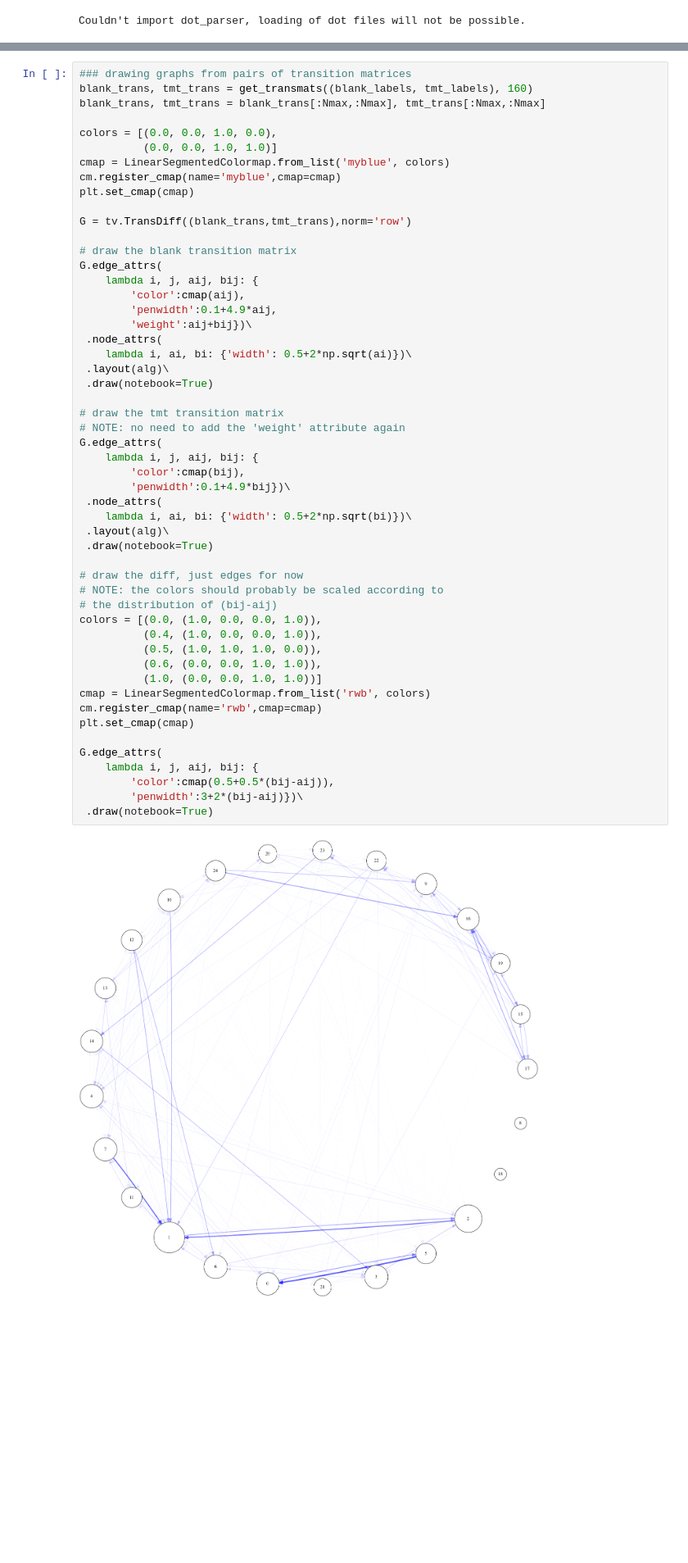
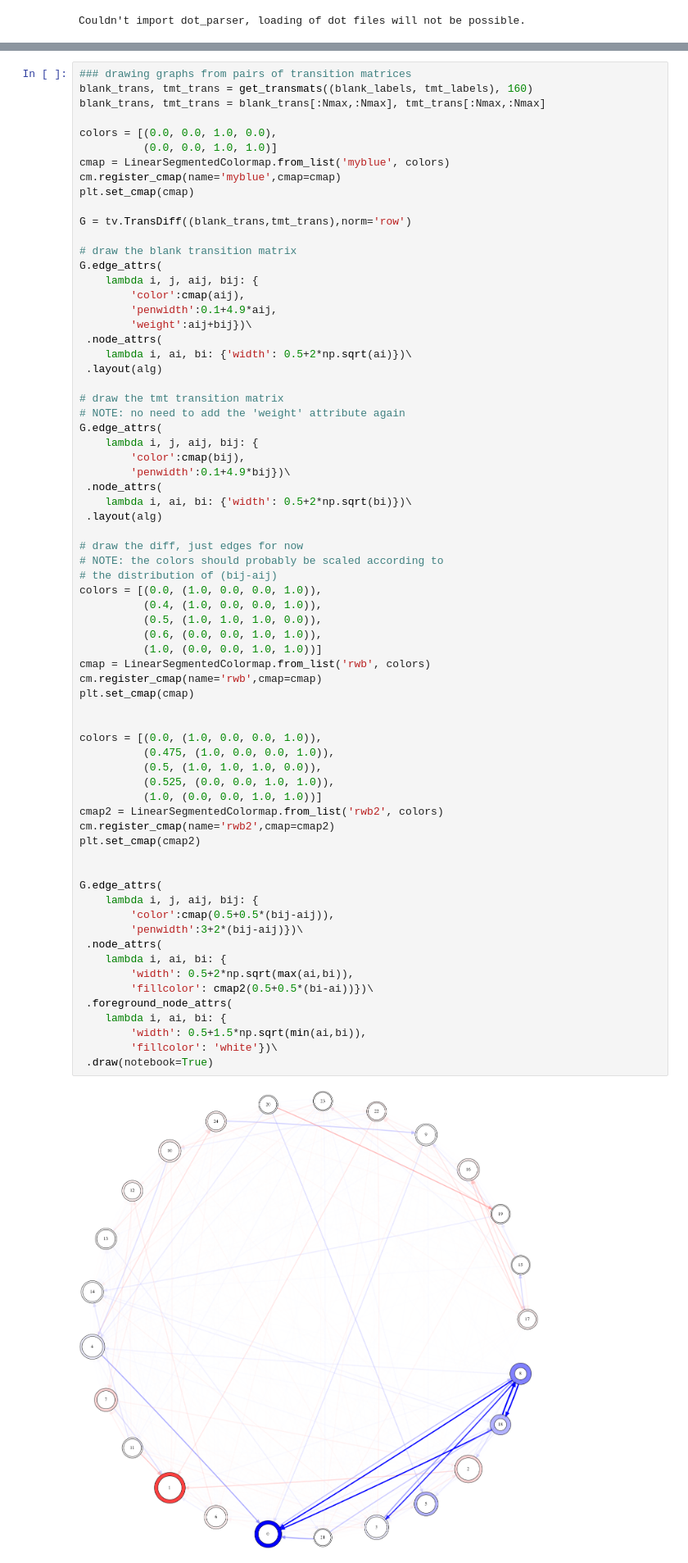
Before and after one commit to afcarl/transviz, a Jupyter notebook: Trans Graphs.ipynb, the cells around one changed output, grey strips where cells are left out. Shown at 82% size. Cells and saved outputs as stored; diff of their text form; blank space fills up the shorter version.

```diff
--- a/Trans Graphs.ipynb
+++ b/Trans Graphs.ipynb
@@ -82,36 +50,53 @@ G.edge_attrs(
         'weight':aij+bij})\
  .node_attrs(
     lambda i, ai, bi: {'width': 0.5+2*np.sqrt(ai)})\
- .layout(alg)\
- .draw(notebook=True)
+ .layout(alg)
 
 # draw the tmt transition matrix
 # NOTE: no need to add the 'weight' attribute again
 G.edge_attrs(
     lambda i, j, aij, bij: {
         'color':cmap(bij),
         'penwidth':0.1+4.9*bij})\
  .node_attrs(
     lambda i, ai, bi: {'width': 0.5+2*np.sqrt(bi)})\
- .layout(alg)\
- .draw(notebook=True)
+ .layout(alg)
 
 # draw the diff, just edges for now
 # NOTE: the colors should probably be scaled according to
 # the distribution of (bij-aij)
 colors = [(0.0, (1.0, 0.0, 0.0, 1.0)),
           (0.4, (1.0, 0.0, 0.0, 1.0)),
           (0.5, (1.0, 1.0, 1.0, 0.0)),
           (0.6, (0.0, 0.0, 1.0, 1.0)),
           (1.0, (0.0, 0.0, 1.0, 1.0))]
 cmap = LinearSegmentedColormap.from_list('rwb', colors)
 cm.register_cmap(name='rwb',cmap=cmap)
 plt.set_cmap(cmap)
 
+
+colors = [(0.0, (1.0, 0.0, 0.0, 1.0)),
+          (0.475, (1.0, 0.0, 0.0, 1.0)),
+          (0.5, (1.0, 1.0, 1.0, 0.0)),
+          (0.525, (0.0, 0.0, 1.0, 1.0)),
+          (1.0, (0.0, 0.0, 1.0, 1.0))]
+cmap2 = LinearSegmentedColormap.from_list('rwb2', colors)
+cm.register_cmap(name='rwb2',cmap=cmap2)
+plt.set_cmap(cmap2)
+
+
 G.edge_attrs(
     lambda i, j, aij, bij: {
         'color':cmap(0.5+0.5*(bij-aij)),
         'penwidth':3+2*(bij-aij)})\
+ .node_attrs(
+    lambda i, ai, bi: {
+        'width': 0.5+2*np.sqrt(max(ai,bi)),
+        'fillcolor': cmap2(0.5+0.5*(bi-ai))})\
+ .foreground_node_attrs(
+    lambda i, ai, bi: {
+        'width': 0.5+1.5*np.sqrt(min(ai,bi)),
+        'fillcolor': 'white'})\
  .draw(notebook=True)
 # %% [output]
-[figure, old version]
+[figure, new version]
```
Also changed, not shown: parts of 2 cells of this notebook, 2 other files.
